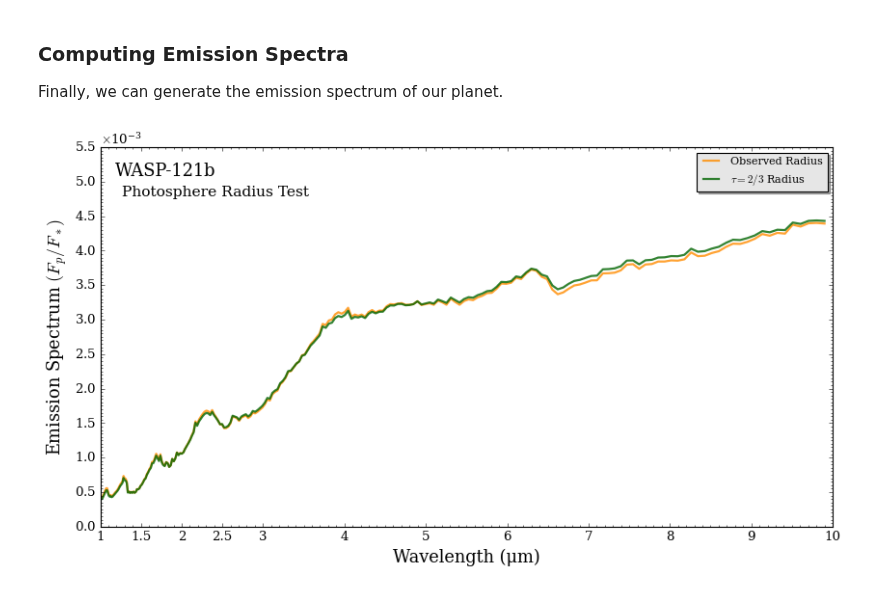
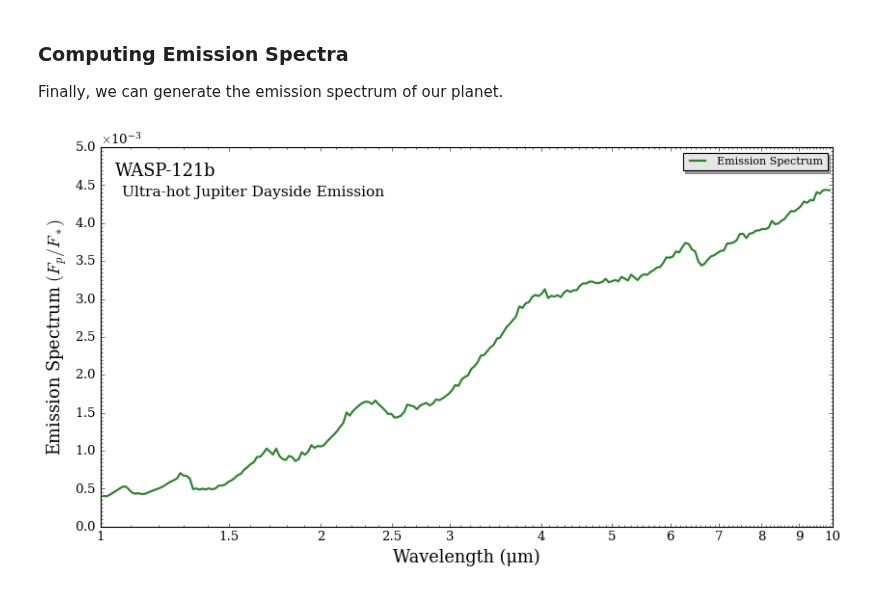
Before and after one commit to MartianColonist/POSEIDON, a Jupyter notebook: docs/content/notebooks/emission_basic.ipynb, the cells around one changed output. Saved outputs shown, nothing was run; the diff lists cells and outputs as text; code cells hidden in the pictures.

Commit message:
Updated figure

```diff
--- a/docs/content/notebooks/emission_basic.ipynb
+++ b/docs/content/notebooks/emission_basic.ipynb
@@ -134,9 +134,9 @@ wl = wl_grid_constant_R(wl_min, wl_max, R)
 opacity_treatment = 'opacity_sampling'
 
 # Define fine temperature grid (K)
-T_fine_min = 1000     # 400 K lower limit suffices for a typical hot Jupiter
-T_fine_max = 3500    # 2000 K upper limit suffices for a typical hot Jupiter
-T_fine_step = 20     # 10 K steps are a good tradeoff between accuracy and RAM
+T_fine_min = 1000    # 1000 K lower limit
+T_fine_max = 3500    # 3500 K upper limit
+T_fine_step = 10     # 10 K steps are a good tradeoff between accuracy and RAM
 
 T_fine = np.arange(T_fine_min, (T_fine_max + T_fine_step), T_fine_step)
 
@@ -163,24 +163,21 @@ Finally, we can generate the emission spectrum of our planet.
 # %%
 from POSEIDON.core import compute_spectrum
 from POSEIDON.visuals import plot_spectra
 from POSEIDON.utility import plot_collection
 
 # Generate planet emission spectrum
-Fp_Fs_1 = compute_spectrum(planet, star, model, atmosphere, opac, wl,
-                         spectrum_type = 'emission', use_photosphere_radius = False)
-Fp_Fs_2 = compute_spectrum(planet, star, model, atmosphere, opac, wl,
-                         spectrum_type = 'emission', use_photosphere_radius = True)
+Fp_Fs = compute_spectrum(planet, star, model, atmosphere, opac, wl,
+                         spectrum_type = 'emission')
 
 spectra = []
-spectra = plot_collection(Fp_Fs_1, wl, collection = spectra)
-spectra = plot_collection(Fp_Fs_2, wl, collection = spectra)
+spectra = plot_collection(Fp_Fs, wl, collection = spectra)
 
 # Produce figure and save to file
 fig_spec = plot_spectra(spectra, planet, R_to_bin = 100, plot_full_res = False,
-                        spectra_labels = ['Observed Radius', r'$\tau = 2/3$ Radius'],
-                        colour_list = ['darkorange', 'darkgreen'],
-                        plt_label = 'Photosphere Radius Test',
-                        y_unit = 'Fp/Fs', wl_axis = 'linear',
+                        spectra_labels = ['Emission Spectrum'],
+                        colour_list = ['darkgreen'],
+                        plt_label = 'Ultra-hot Jupiter Dayside Emission',
+                        y_unit = 'Fp/Fs', wl_axis = 'log',
                         figure_shape = 'wide')
 # %% [output]
-[figure, old version]
+[figure, new version]
```
Also changed, not shown: parts of 3 cells of this notebook.
